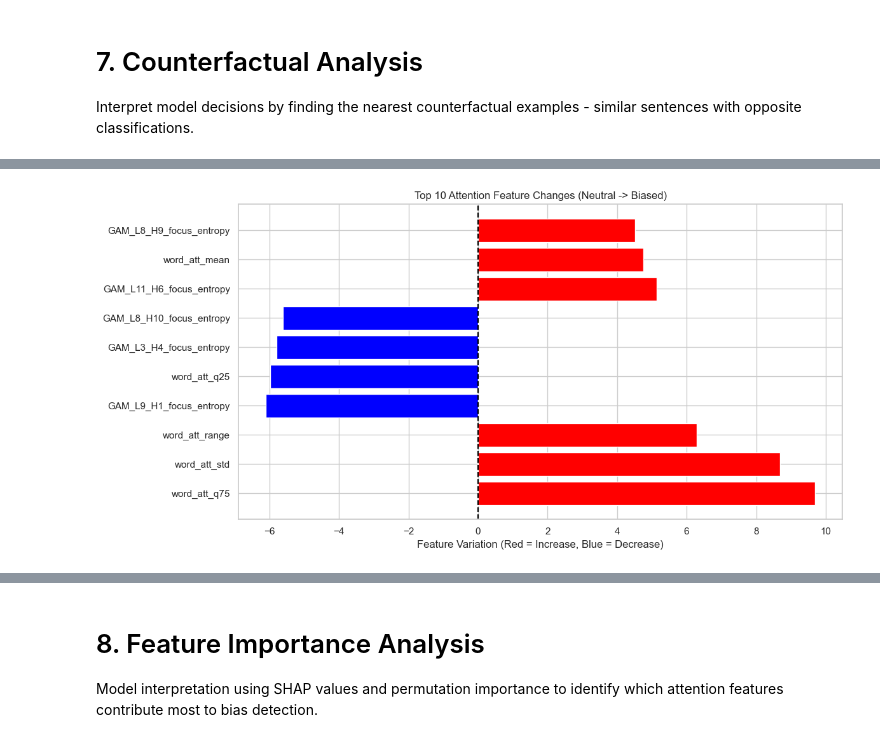
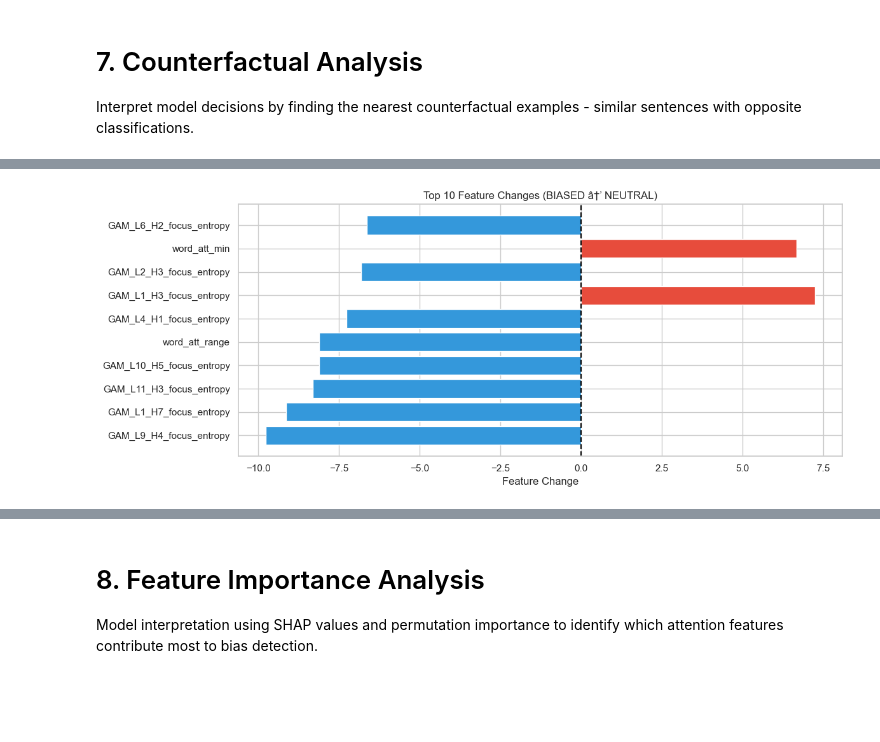
Before and after one commit to pinthoz/attention-atlas, a Jupyter notebook: attention_app/bias/bert_bias_classification.ipynb, the cells around one changed output, grey strips where cells are left out. Cells and saved outputs as stored; diff of their text form; code cells hidden in the pictures; blank space fills up the shorter version.

```diff
--- a/attention_app/bias/bert_bias_classification.ipynb
+++ b/attention_app/bias/bert_bias_classification.ipynb
@@ -380,6 +456,7 @@ VarianceThreshold is inside the pipeline to prevent leakage (fit on each fold's
 # %%
 models = {
     'LogReg': LogisticRegression(solver='liblinear', max_iter=1000),
+    'SVM': CalibratedClassifierCV(LinearSVC(max_iter=2000, random_state=42), cv=3),
     'RandomForest': RandomForestClassifier(n_estimators=100, random_state=42),
     'XGBoost': XGBClassifier(
         tree_method='approx',
@@ -409,6 +486,8 @@ results = {}
 cv = StratifiedGroupKFold(n_splits=5)
 
 print("Comparing Models (StratifiedGroupKFold, VT inside pipeline)")
+print(f"{'Model':15} | {'AUC':>8} | {'Acc':>8} | {'Prec':>8} | {'Rec':>8} | {'F1':>8}")
+print("-" * 75)
 
 for name, model in models.items():
     # VarianceThreshold inside the pipeline: fit on each fold's train split only
@@ -438,8 +517,13 @@ for name, model in models.items():
         'f1': mean_f1
     }
 
-    print(f"{name:15} | AUC: {mean_auc:.4f} | Acc: {mean_acc:.4f} | F1: {mean_f1:.4f}")
+    print(f"{name:15} | {mean_auc:.4f}   | {mean_acc:.4f}   | {mean_prec:.4f}   | {mean_rec:.4f}   | {mean_f1:.4f}")
 
+# Results comparison table
+results_df = pd.DataFrame(results).T.sort_values('auc', ascending=False)
+print(f"\n{'='*75}")
+print("Model Ranking by AUC:")
+print(results_df.to_string())
 
 # Best model based on AUC
 best_model_name = max(results, key=lambda x: results[x]['auc'])
@@ -714,50 +1020,56 @@ Closest Counterfactual (Classified as NEUTRAL):
 # %%
+# =============================================================================
+# 7b. Model-based Counterfactual Analysis (nearest neighbor in feature space)
+# =============================================================================
+print("MODEL-BASED COUNTERFACTUAL ANALYSIS (Nearest Neighbor)")
+print("=" * 60)
 
-print("EXAMPLE 2: NEUTRAL Sentence -> What would make it Biased?")
+def find_counterfactual(instance_idx, X, model):
+    """Find the nearest instance with opposite predicted class."""
+    instance = X.loc[instance_idx].values
+    current_pred = model.predict([instance])[0]
+    target_class = 1 - current_pred
 
-# Select a Neutral example from X_test (label=0) that was correctly classified (pred=0)
-neutral_indices = X_test.index[(y_test == 0) & (final_model.predict(X_test) == 0)]
+    preds = model.predict(X)
+    candidate_indices = X.index[preds == target_class]
 
-if len(neutral_indices) > 0:
-    # Pick the first available example
-    idx_orig = neutral_indices[0]
+    if len(candidate_indices) == 0:
+        return None, None, None
 
-    # Original Text and Vector
-    text_orig = df_sentences.loc[idx_orig, 'text']
-    vec_orig = X_test.loc[idx_orig].values
+    if len(candidate_indices) > 200:
+        candidate_indices = np.random.choice(candidate_indices, 200, replace=False)
 
-    print(f"\nOriginal Sentence (Classified as NEUTRAL):")
-    print(f"   \"{text_orig}\"")
+    distances = [(idx, euclidean(instance, X.loc[idx].values)) for idx in candidate_indices]
+    distances.sort(key=lambda x: x[1])
+    best_idx, min_dist = distances[0]
+    return X.loc[best_idx].values, best_idx, min_dist
 
-    # Find closest Counterfactual (Biased)
-    cf_vec, cf_idx, dist = find_counterfactual(idx_orig, X_test, final_model)
+for label_val, label_name, target_name in [(1, "BIASED", "NEUTRAL"), (0, "NEUTRAL", "BIASED")]:
+    indices = X_test.index[(y_test == label_val) & (final_model.predict(X_test) == label_val)]
 
-    if cf_vec is not None:
-        text_cf = df_sentences.loc[cf_idx, 'text']
-        print(f"\nClosest Counterfactual (Classified as BIASED):")
-        print(f"   \"{text_cf}\"")
-        print(f"   (Distance in feature space: {dist:.4f})")
+    if len(indices) > 0:
+        idx_orig = indices[0]
+        text_orig = df_sentences.loc[idx_orig, 'text']
+        print(f"\nOriginal ({label_name}): \"{text_orig}\"")
 
-        # Visualize Feature Changes
-        diff = cf_vec - vec_orig
-        feat_names = X_test.columns
+        cf_vec, cf_idx, dist = find_counterfactual(idx_orig, X_test, final_model)
+        if cf_vec is not None:
+            text_cf = df_sentences.loc[cf_idx, 'text']
+            print(f"Nearest {target_name}: \"{text_cf}\"")
+            print(f"Distance: {dist:.4f}")
 
-        # Get top 10 absolute changes
-        top_ids = np.argsort(np.abs(diff))[::-1][:10]
+            diff = cf_vec - X_test.loc[idx_orig].values
+            feat_names = X_test.columns
+            top_ids = np.argsort(np.abs(diff))[::-1][:10]
 
-        plot_feats = [feat_names[i] for i in top_ids]
-        plot_vals = [diff[i] for i in top_ids]
-
-        plt.figure(figsize=(12, 6))
-        colors = ['red' if v > 0 else 'blue' for v in plot_vals]
-        plt.barh(plot_feats, plot_vals, color=colors)
-        plt.title(f"Top 10 Attention Feature Changes (Neutral -> Biased)")
-        plt.xlabel("Feature Variation (Red = Increase, Blue = Decrease)")
-        plt.axvline(0, color='black', linestyle='--')
-        plt.tight_layout()
-        plt.show()
-    else:
-        print("No biased counterfactual found in this dataset.")
-else:
-    print("No correctly classified neutral examples found in X_test to analyze.")
+            plt.figure(figsize=(12, 5))
+            plot_feats = [feat_names[i] for i in top_ids]
+            plot_vals = [diff[i] for i in top_ids]
+            colors = ['#e74c3c' if v > 0 else '#3498db' for v in plot_vals]
+            plt.barh(plot_feats, plot_vals, color=colors)
+            plt.title(f"Top 10 Feature Changes ({label_name} â†’ {target_name})")
+            plt.xlabel("Feature Change")
+            plt.axvline(0, color='black', linestyle='--')
+            plt.tight_layout()
+            plt.show()
 # %% [output]
@@ -772 +1082 @@ Closest Counterfactual (Classified as BIASED):
-[figure, old version]
+[figure, new version]
```
Also changed, not shown: parts of 37 cells of this notebook, 1 other file.
